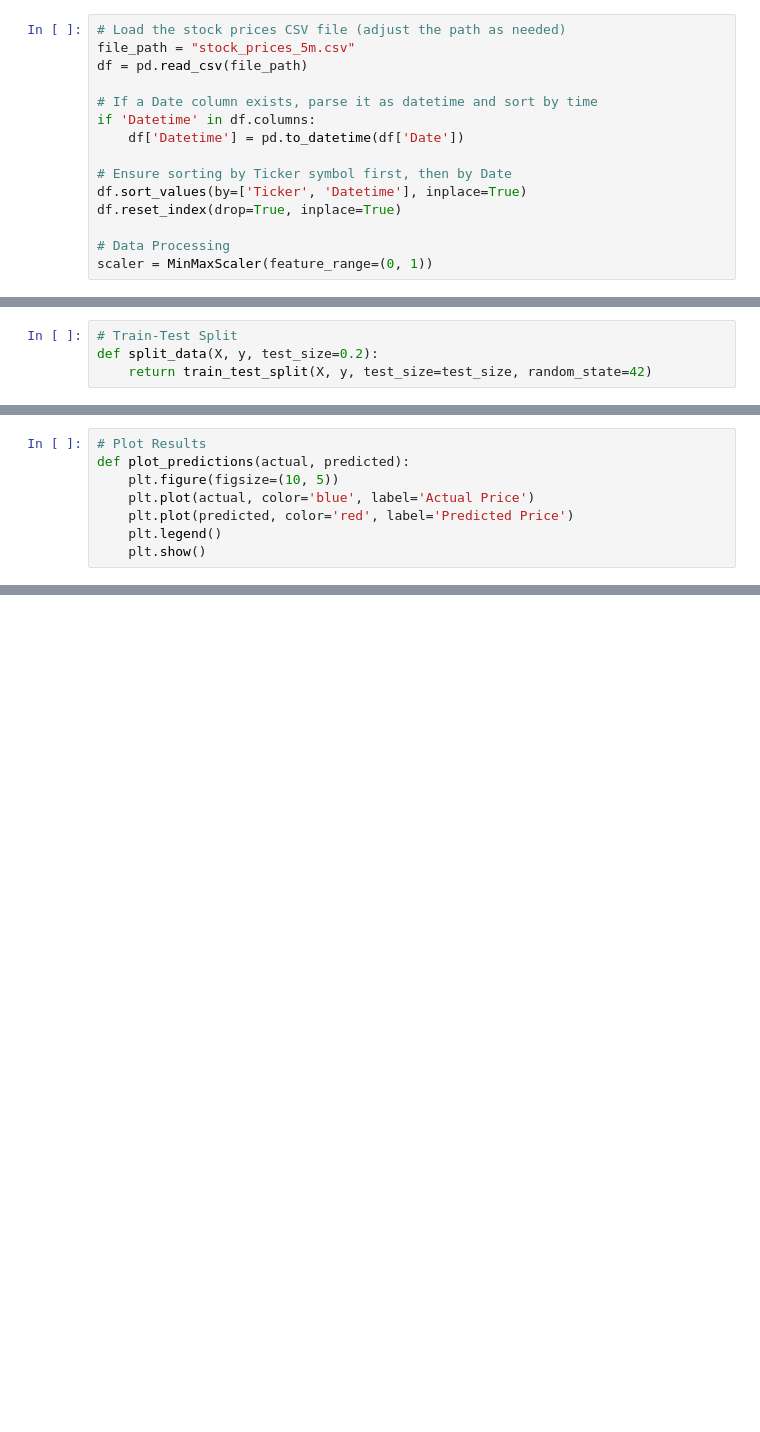
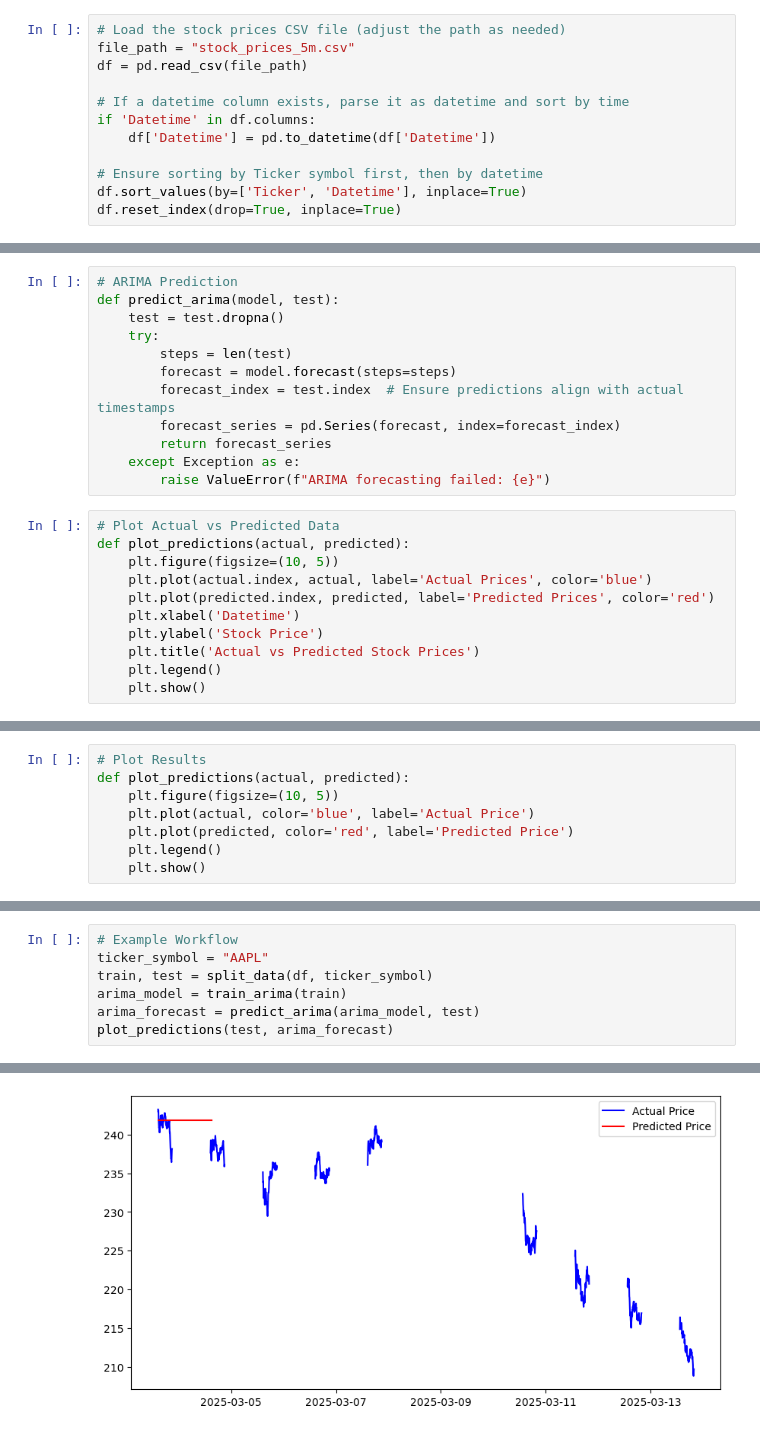
Before and after one commit to onepersonhere/4211-project, a Jupyter notebook: stock/TimeSeries_Prediction.ipynb, the cells around one changed output, grey strips where cells are left out. Cells and saved outputs as stored; diff of their text form; blank space fills up the shorter version.

Commit message:
Updated Stocks

```diff
--- a/stock/TimeSeries_Prediction.ipynb
+++ b/stock/TimeSeries_Prediction.ipynb
@@ -12,13 +10,10 @@ import matplotlib.pyplot as plt
 file_path = "stock_prices_5m.csv"
 df = pd.read_csv(file_path)
 
-# If a Date column exists, parse it as datetime and sort by time
+# If a datetime column exists, parse it as datetime and sort by time
 if 'Datetime' in df.columns:
-    df['Datetime'] = pd.to_datetime(df['Date'])
+    df['Datetime'] = pd.to_datetime(df['Datetime'])
 
-# Ensure sorting by Ticker symbol first, then by Date
+# Ensure sorting by Ticker symbol first, then by datetime
 df.sort_values(by=['Ticker', 'Datetime'], inplace=True)
 df.reset_index(drop=True, inplace=True)
-
-# Data Processing
-scaler = MinMaxScaler(feature_range=(0, 1))
@@ -41,4 +19,0 @@ def process_data(df, ticker, feature='Close', lookback=50):
-# %%
-# Train-Test Split
-def split_data(X, y, test_size=0.2):
-    return train_test_split(X, y, test_size=test_size, random_state=42)
@@ -64,3 +65,26 @@ def evaluate_model(model, X_train, y_train, X_test, y_test, epochs=50, batch_siz
+# %%
+# ARIMA Prediction
+def predict_arima(model, test):
+    test = test.dropna()
+    try:
+        steps = len(test)
+        forecast = model.forecast(steps=steps)
+        forecast_index = test.index  # Ensure predictions align with actual timestamps
+        forecast_series = pd.Series(forecast, index=forecast_index)
+        return forecast_series
+    except Exception as e:
+        raise ValueError(f"ARIMA forecasting failed: {e}")
+# %%
+# Plot Actual vs Predicted Data
+def plot_predictions(actual, predicted):
+    plt.figure(figsize=(10, 5))
+    plt.plot(actual.index, actual, label='Actual Prices', color='blue')
+    plt.plot(predicted.index, predicted, label='Predicted Prices', color='red')
+    plt.xlabel('Datetime')
+    plt.ylabel('Stock Price')
+    plt.title('Actual vs Predicted Stock Prices')
+    plt.legend()
+    plt.show()
 # %%
 # Hyperparameter Tuning
 def tune_hyperparameters():
@@ -108,0 +121,8 @@ KeyError: "['Date'] not in index"
+# %%
+# Example Workflow
+ticker_symbol = "AAPL"
+train, test = split_data(df, ticker_symbol)
+arima_model = train_arima(train)
+arima_forecast = predict_arima(arima_model, test)
+plot_predictions(test, arima_forecast)
+# %% [output]
@@ -108,0 +146 @@ KeyError: "['Date'] not in index"
+[figure, added]
```
Also changed, not shown: parts of 9 cells of this notebook, 4 other files.
